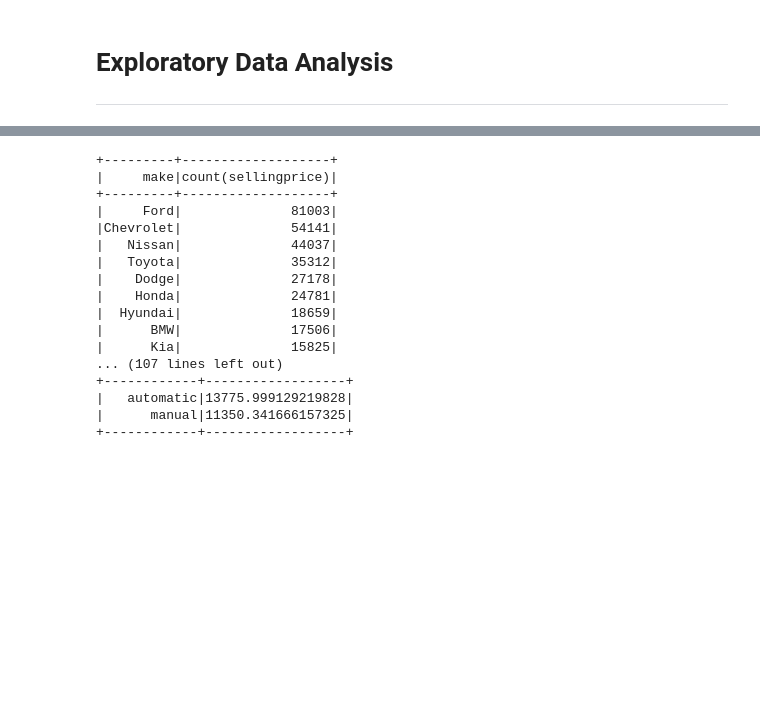
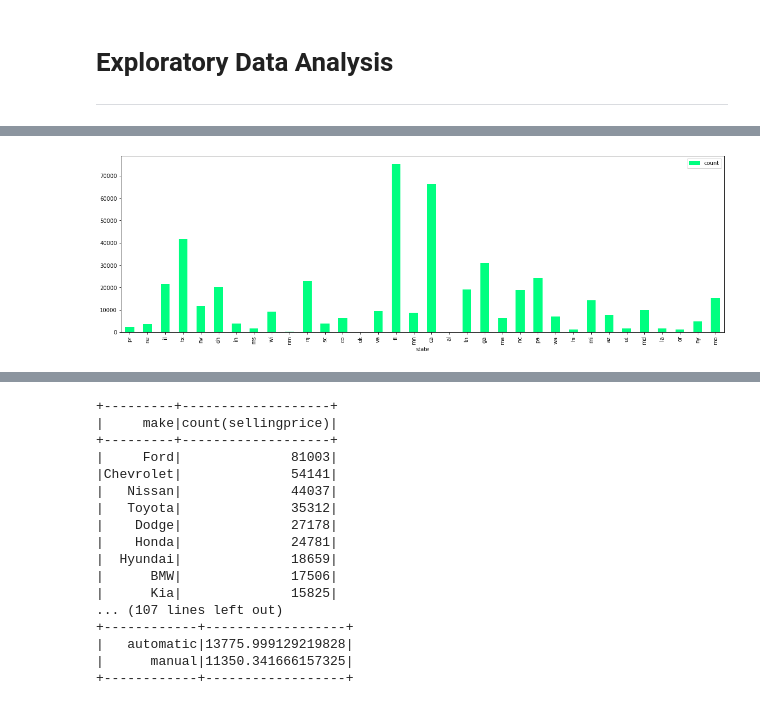
Before and after one commit to iamAngelSH/Used_Car_Project, a Jupyter notebook: FinalProjectImplementation.ipynb, the cells around one changed output, grey strips where cells are left out. Cells and saved outputs as stored; diff of their text form; code cells hidden in the pictures; blank space fills up the shorter version.

```diff
--- a/FinalProjectImplementation.ipynb
+++ b/FinalProjectImplementation.ipynb
@@ -382,0 +410,4 @@ only showing top 20 rows
+# %%
+plot_basic_visuals(df, 'state')
+# %% [output]
+[figure, added]
```
Also changed, not shown: parts of 9 cells of this notebook.
